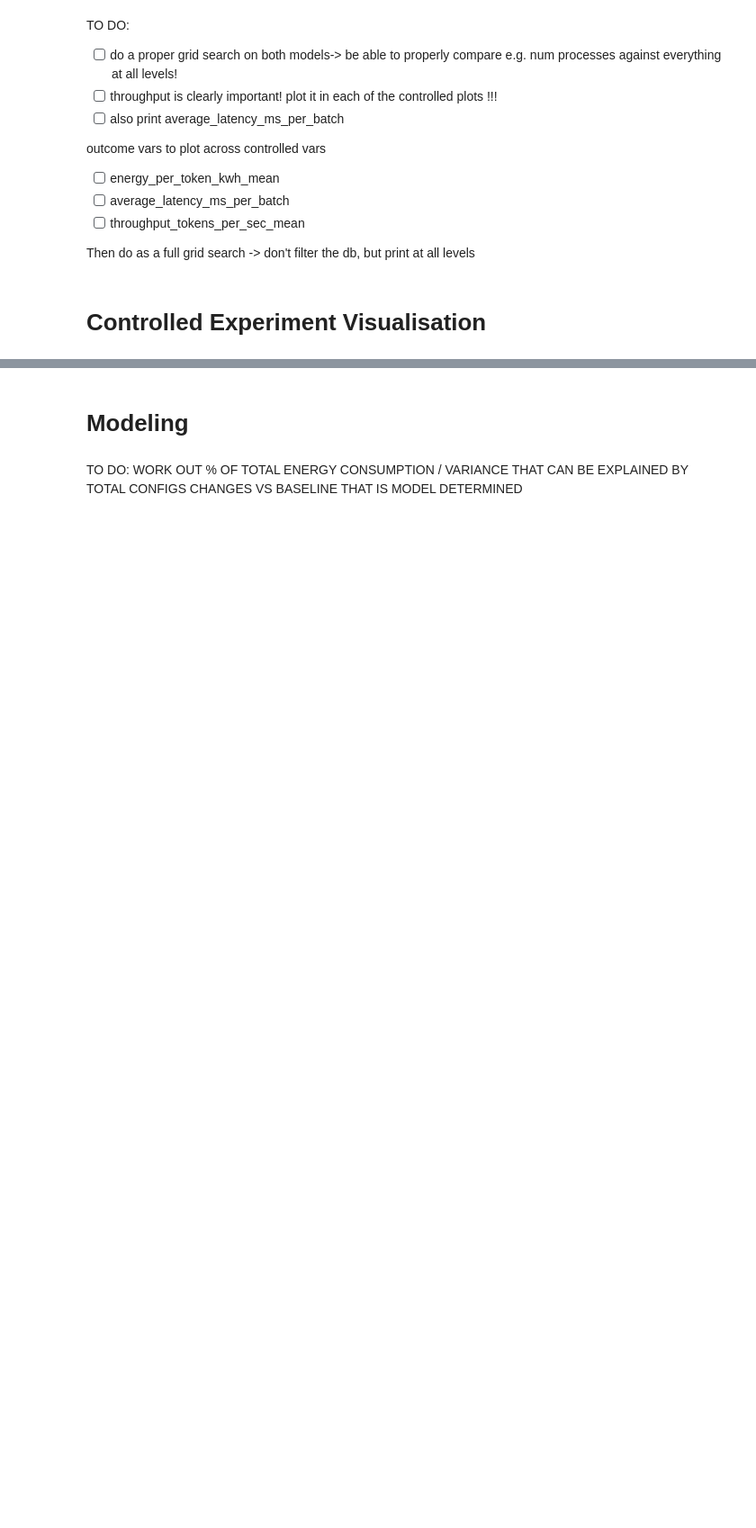
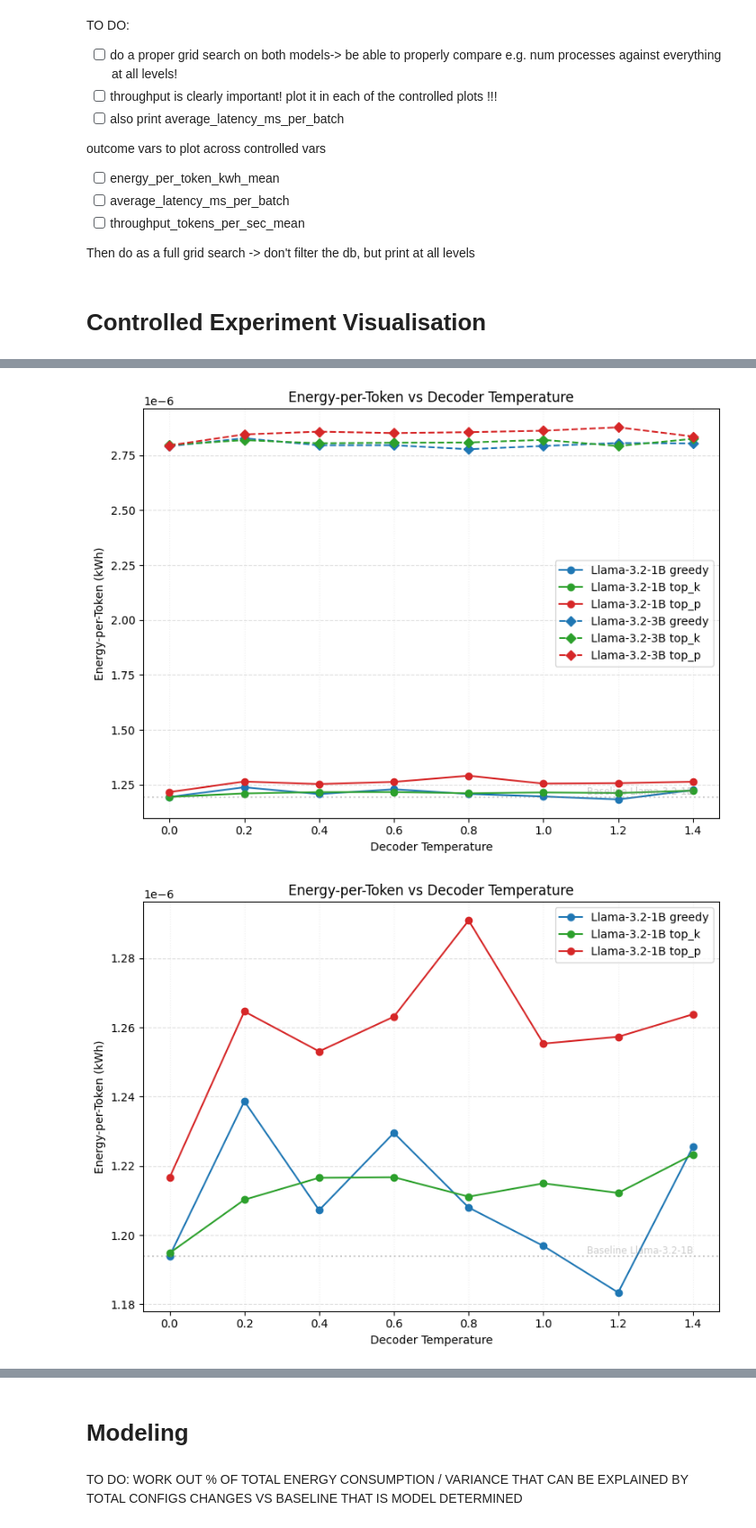
Before and after one commit to henrycgbaker/thesis_analysis, a Jupyter notebook: analysis_controlled_exp_multiple_runs.ipynb, the cells around one changed output, grey strips where cells are left out. Shown at 90% size. Cells and saved outputs as stored; diff of their text form; code cells hidden in the pictures; blank space fills up the shorter version.

```diff
--- a/analysis_controlled_exp_multiple_runs.ipynb
+++ b/analysis_controlled_exp_multiple_runs.ipynb
@@ -225,2 +251,43 @@ plot_precision(
 [figure]
 [figure]
+# %%
+import scripts.d_vis_decoder as viz_decoder
+importlib.reload(viz_decoder)
+
+from scripts.d_vis_decoder import plot_decoder_temperature
+
+plot_decoder_temperature(
+    dfs=dfs,
+    model=['Llama-3.2-1B', 'Llama-3.2-3B'],
+    normalise_axes=[],
+    plot_mean=True,
+    plot_band=False,
+    plot_raw=False,
+    add_baseline_energy=True,
+    cycle_id=None
+    )
+
+plot_decoder_temperature(
+    dfs=dfs,
+    model=['Llama-3.2-1B'],
+    normalise_axes=[],
+    plot_mean=True,
+    plot_band=False,
+    plot_raw=False,
+    add_baseline_energy=True,
+    cycle_id=None
+    )
+
+plot_decoder_temperature(
+    dfs=dfs,
+    model=['Llama-3.2-3B'],
+    normalise_axes=[],
+    plot_mean=True,
+    plot_band=False,
+    plot_raw=False,
+    add_baseline_energy=True,
+    cycle_id=None
+    )
+# %% [output]
+[figure, added]
+[figure, added]
```
Also changed, not shown: parts of 11 cells of this notebook, 6 other files.
